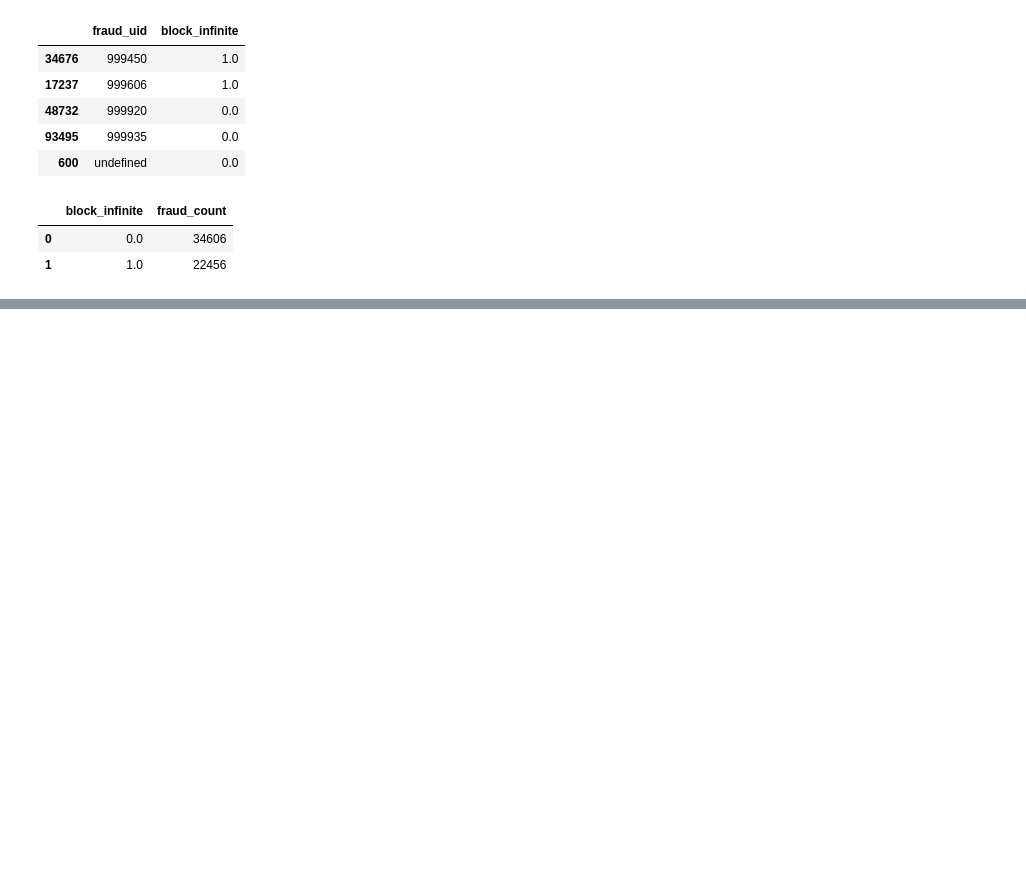
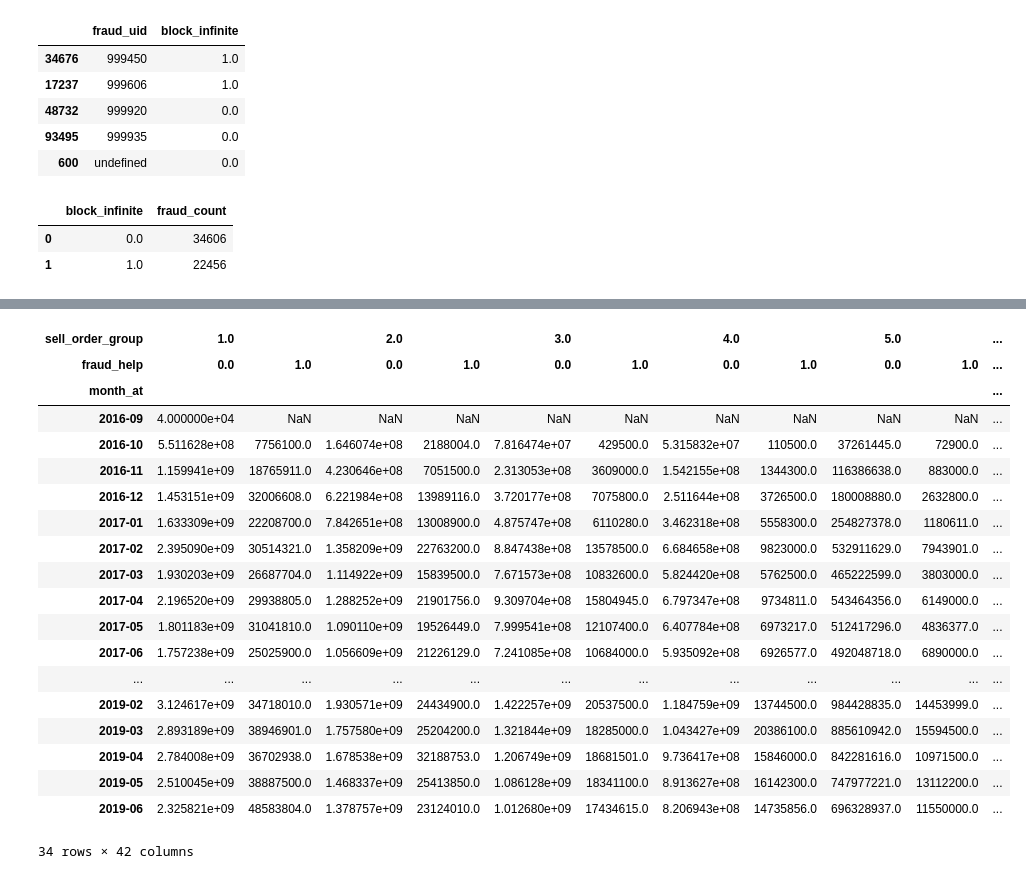
Before and after one commit to kiyoja07/python-bunjang, a Jupyter notebook: data-analysis/jupyter/12.fraud_bunp.ipynb, the cells around one changed output, grey strips where cells are left out. Cells and saved outputs as stored; diff of their text form; code cells hidden in the pictures; blank space fills up the shorter version.

```diff
--- a/data-analysis/jupyter/12.fraud_bunp.ipynb
+++ b/data-analysis/jupyter/12.fraud_bunp.ipynb
@@ -287,0 +323,12 @@ help_block_result.tail()
+# %%
+bunp_raw_order = bunp_raw
+
+# 테스트 계정 제외
+test_account = ['880623', '2080436', '0', 'undefined']
+bunp_raw_order = bunp_raw_order[~bunp_raw_order.seller_uid.isin(test_account)]
+
+bunp_raw_order['created_at'] = pd.to_datetime(bunp_raw_order['created_at'])
+
+bunp_raw_order['sell_order'] = bunp_raw_order.groupby('seller_uid')['created_at'].rank(ascending=True, method='dense')
+
+bunp_raw_order.head()
@@ -287,0 +397,18 @@ help_block_result.tail()
+# %%
+# Aggregate
+bunp_help_order_result = bunp_help_order.groupby(['month_at', 'category_3', 'name',
+                                                   'fraud_help', 'price_range',
+                                                   'sell_order_group',
+                                      'less_50,000', 'less_30,000'
+                            ], as_index=False).agg({'total_price': 'sum', 'buyer_uid': 'count'})
+
+bunp_help_order_result = bunp_help_order_result.rename(columns={'total_price': 'price_sum',
+                                                                'buyer_uid': 'trx_count'})
+# 300만원 이상 거래 제외
+bunp_help_order_result = bunp_help_order_result[bunp_help_order_result['price_range'] < 3000000]
+
+# save
+save_path = '../csv/result/bunp_help_result.csv'
+bunp_help_order_result.to_csv(save_path, index=False, mode='w', header=True)
+
+bunp_help_order_result.tail()
@@ -287,0 +422,32 @@ help_block_result.tail()
+# %%
+bunp_help_order_pivot = bunp_help_order_result.pivot_table(index='month_at',
+                                   columns=['sell_order_group', 'fraud_help'],
+                                   values='price_sum',
+                                   aggfunc='sum')
+
+# save
+save_path = '../csv/result/bunp_help_order_pivot.csv'
+bunp_help_order_pivot.to_csv(save_path, index=True, mode='w', header=True)
+
+bunp_help_order_pivot
+# %% [output]
+| sell_order_group | 1.0 |  | 2.0 |  | 3.0 |  | 4.0 |  | 5.0 |  | ... |
+| fraud_help | 0.0 | 1.0 | 0.0 | 1.0 | 0.0 | 1.0 | 0.0 | 1.0 | 0.0 | 1.0 | ... |
+| month_at |  |  |  |  |  |  |  |  |  |  | ... |
+| 2016-09 | 4.000000e+04 | NaN | NaN | NaN | NaN | NaN | NaN | NaN | NaN | NaN | ... |
+| 2016-10 | 5.511628e+08 | 7756100.0 | 1.646074e+08 | 2188004.0 | 7.816474e+07 | 429500.0 | 5.315832e+07 | 110500.0 | 37261445.0 | 72900.0 | ... |
+| 2016-11 | 1.159941e+09 | 18765911.0 | 4.230646e+08 | 7051500.0 | 2.313053e+08 | 3609000.0 | 1.542155e+08 | 1344300.0 | 116386638.0 | 883000.0 | ... |
+| 2016-12 | 1.453151e+09 | 32006608.0 | 6.221984e+08 | 13989116.0 | 3.720177e+08 | 7075800.0 | 2.511644e+08 | 3726500.0 | 180008880.0 | 2632800.0 | ... |
+| 2017-01 | 1.633309e+09 | 22208700.0 | 7.842651e+08 | 13008900.0 | 4.875747e+08 | 6110280.0 | 3.462318e+08 | 5558300.0 | 254827378.0 | 1180611.0 | ... |
+| 2017-02 | 2.395090e+09 | 30514321.0 | 1.358209e+09 | 22763200.0 | 8.847438e+08 | 13578500.0 | 6.684658e+08 | 9823000.0 | 532911629.0 | 7943901.0 | ... |
+| 2017-03 | 1.930203e+09 | 26687704.0 | 1.114922e+09 | 15839500.0 | 7.671573e+08 | 10832600.0 | 5.824420e+08 | 5762500.0 | 465222599.0 | 3803000.0 | ... |
+| 2017-04 | 2.196520e+09 | 29938805.0 | 1.288252e+09 | 21901756.0 | 9.309704e+08 | 15804945.0 | 6.797347e+08 | 9734811.0 | 543464356.0 | 6149000.0 | ... |
+| 2017-05 | 1.801183e+09 | 31041810.0 | 1.090110e+09 | 19526449.0 | 7.999541e+08 | 12107400.0 | 6.407784e+08 | 6973217.0 | 512417296.0 | 4836377.0 | ... |
+| 2017-06 | 1.757238e+09 | 25025900.0 | 1.056609e+09 | 21226129.0 | 7.241085e+08 | 10684000.0 | 5.935092e+08 | 6926577.0 | 492048718.0 | 6890000.0 | ... |
+| ... | ... | ... | ... | ... | ... | ... | ... | ... | ... | ... | ... |
+| 2019-02 | 3.124617e+09 | 34718010.0 | 1.930571e+09 | 24434900.0 | 1.422257e+09 | 20537500.0 | 1.184759e+09 | 13744500.0 | 984428835.0 | 14453999.0 | ... |
+| 2019-03 | 2.893189e+09 | 38946901.0 | 1.757580e+09 | 25204200.0 | 1.321844e+09 | 18285000.0 | 1.043427e+09 | 20386100.0 | 885610942.0 | 15594500.0 | ... |
+| 2019-04 | 2.784008e+09 | 36702938.0 | 1.678538e+09 | 32188753.0 | 1.206749e+09 | 18681501.0 | 9.736417e+08 | 15846000.0 | 842281616.0 | 10971500.0 | ... |
+| 2019-05 | 2.510045e+09 | 38887500.0 | 1.468337e+09 | 25413850.0 | 1.086128e+09 | 18341100.0 | 8.913627e+08 | 16142300.0 | 747977221.0 | 13112200.0 | ... |
+| 2019-06 | 2.325821e+09 | 48583804.0 | 1.378757e+09 | 23124010.0 | 1.012680e+09 | 17434615.0 | 8.206943e+08 | 14735856.0 | 696328937.0 | 11550000.0 | ... |
+34 rows × 42 columns
```
Also changed, not shown: parts of 8 cells of this notebook, 6 other files.
